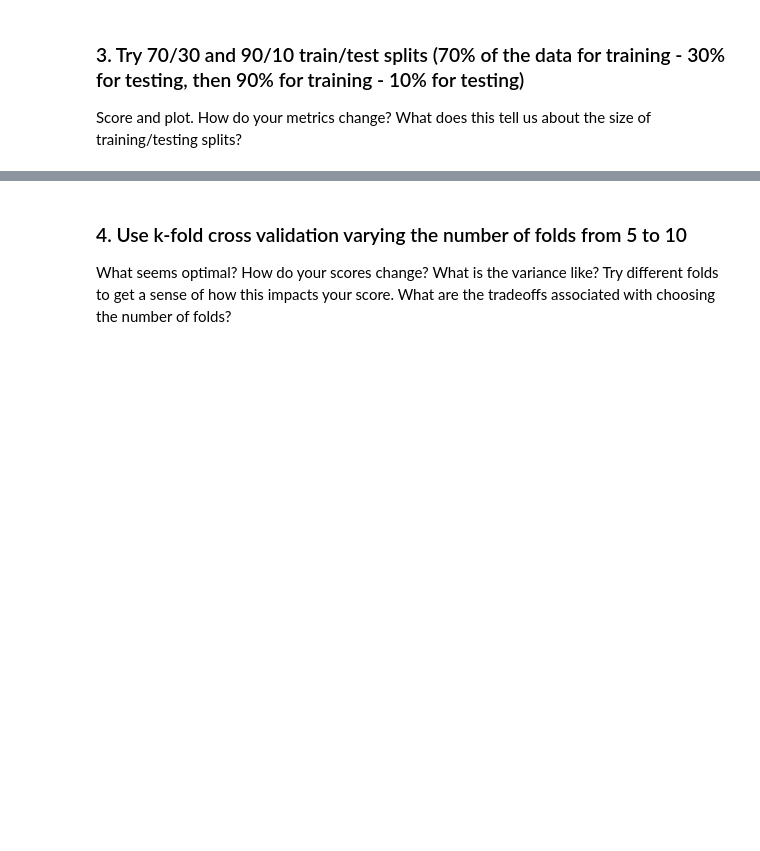
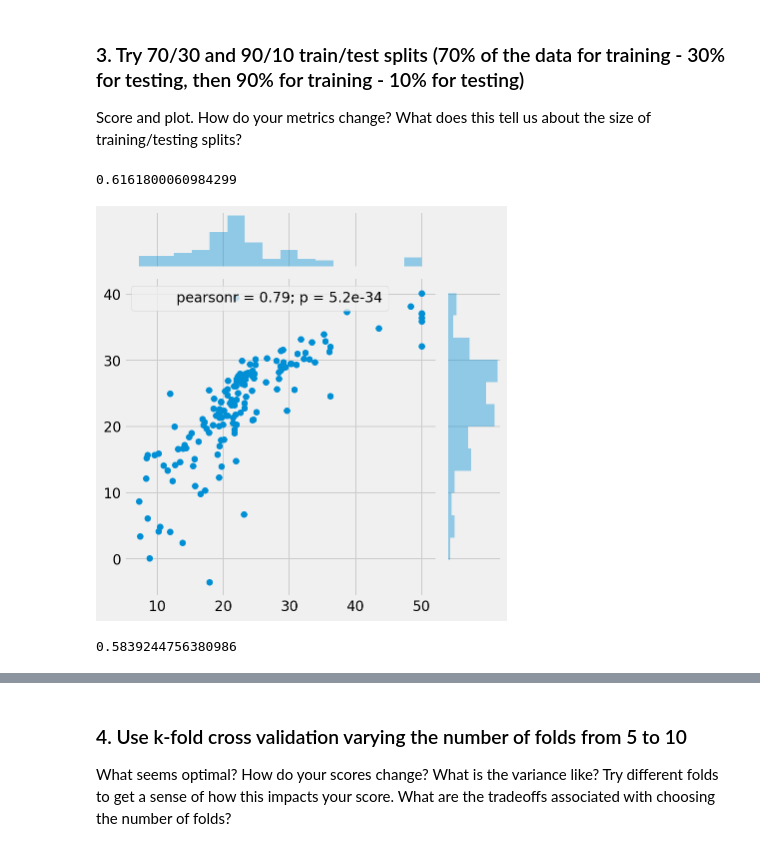
Before and after one commit to tonyakirker/coffee, a Jupyter notebook: linreg-knn-project.ipynb, the cells around one changed output, grey strips where cells are left out. Drawn from its saved outputs; the diff is of its cells as text; code cells hidden in the pictures; blank space fills up the shorter version.

```diff
--- a/linreg-knn-project.ipynb
+++ b/linreg-knn-project.ipynb
@@ -100,3 +169,32 @@ Score and plot your predictions. What do these results tell us?
 # %% [markdown]
 ### 3. Try 70/30 and 90/10 train/test splits (70% of the data for training - 30% for testing, then 90% for training - 10% for testing)
 Score and plot. How do your metrics change? What does this tell us about the size of training/testing splits?
+# %%
+from sklearn.model_selection import train_test_split
+from sklearn.linear_model import LinearRegression
+
+X_train, X_test, y_train, y_test = train_test_split(X[predictors], y, train_size=0.7, test_size=.3, random_state=8)
+
+
+lr2 = LinearRegression()
+lr2.fit(X_train,y_train)
+lr2.score(X_test, y_test)
+# %% [output]
+0.6161800060984299
+# %%
+yhat = lr.predict(X_test)
+sns.jointplot(y_test, yhat);
+# %% [output]
+[figure, added]
+# %%
+from sklearn.model_selection import train_test_split
+from sklearn.linear_model import LinearRegression
+
+X_train, X_test, y_train, y_test = train_test_split(X[predictors], y, train_size=0.9, test_size=0.1, random_state=8)
+
+
+lr2 = LinearRegression()
+lr2.fit(X_train,y_train)
+lr2.score(X_test, y_test)
+# %% [output]
+0.5839244756380986
```
Also changed, not shown: parts of 11 cells of this notebook.
